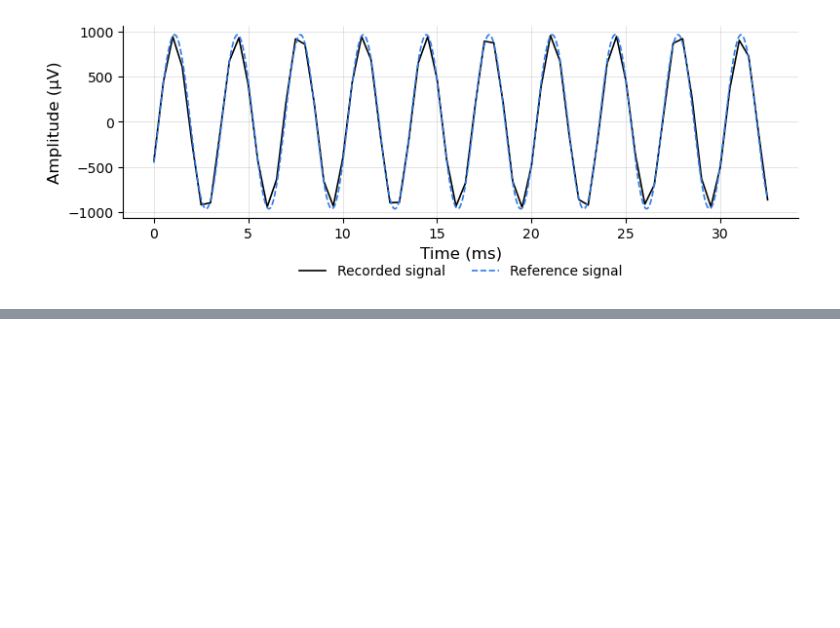
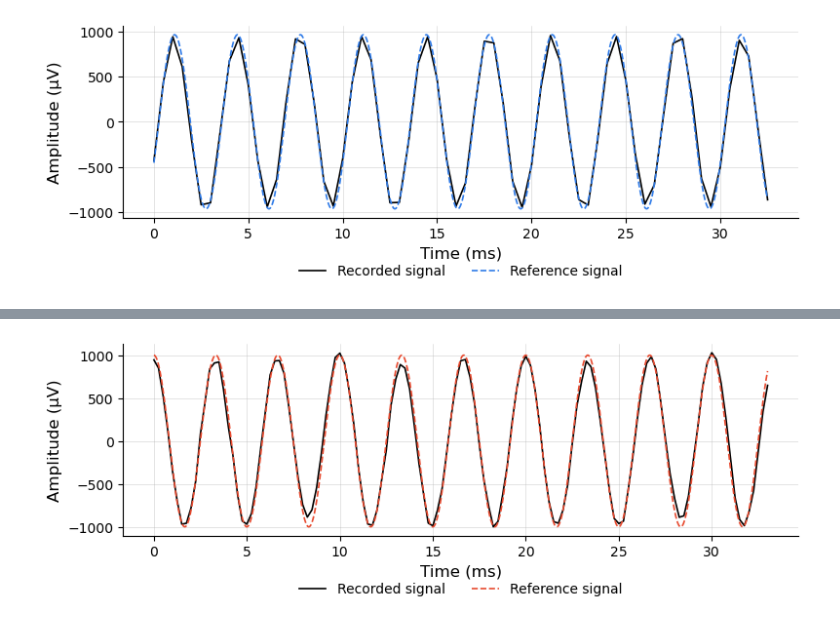
Before and after one commit to Simonseyfert/ble_plot, a Jupyter notebook: plot.ipynb, the cells around one changed output, grey strips where cells are left out. Drawn from its saved outputs; the diff is of its cells as text; code cells hidden in the pictures; blank space fills up the shorter version.

```diff
--- a/plot.ipynb
+++ b/plot.ipynb
@@ -306,0 +439,82 @@ Amplitude error:     35.24 µV  (3.52%)
+# %%
+# ── Sine fit style ─────────────────────────────────────────────────
+SINE_COLOR      = "#E84A2F"   # color of the reference sine
+SINE_LINE_STYLE = "--"        # linestyle for reference sine
+SINE_LINE_WIDTH = 1.2         # pt
+SINE_AMPLITUDE  = 1000        # µV, known input amplitude
+
+SIGNAL_COLOR_OVERLAY = "black"
+SIGNAL_LINE_WIDTH_OVERLAY = 1.2
+
+LEGEND_FONT_SIZE = 10
+LEGEND_LOCATION  = "upper right"  # "upper right", "lower right", etc.
+
+SINE_OVERSAMPLE = 100  # factor above FS for the reference sine (higher = smoother curve)
+
+# inherits FIG_WIDTH, FIG_HEIGHT, FONT_SIZE_LABEL, FONT_SIZE_TICK,
+# FONT_SIZE_TITLE, SHOW_GRID, Y_MIN, Y_MAX from Cell 5
+# %%
+LEGEND_NCOL = 2   # number of columns in the legend
+
+# ── Build reference sine on signal grid ───────────────────────────
+n_samples_window = len(signal)
+t_local = np.arange(n_samples_window) / FS
+t_hires = np.linspace(0, t_local[-1],
+                      n_samples_window * SINE_OVERSAMPLE)
+
+ref_sine = np.sin(2 * np.pi * F_INPUT * t_local)
+
+# ── FFT-based phase estimation (exact, no sample quantization) ─────
+freq_resolution = FS / n_samples_window
+target_bin      = round(F_INPUT / freq_resolution)
+
+S = np.fft.rfft(signal - signal.mean())
+R = np.fft.rfft(ref_sine)
+
+phase_offset = np.angle(S[target_bin]) - np.angle(R[target_bin])
+
+# ── Build fitted sine on high-res grid ────────────────────────────
+fitted_sine = SINE_AMPLITUDE * np.sin(2 * np.pi * F_INPUT * t_hires + phase_offset)
+
+print(f"Target FFT bin: {target_bin}  ({target_bin * freq_resolution:.2f} Hz)")
+print(f"Phase offset:   {np.degrees(phase_offset):.2f}°")
+
+# ── Plot ───────────────────────────────────────────────────────────
+fig3, ax3 = plt.subplots(figsize=(FIG_WIDTH, FIG_HEIGHT))
+
+ax3.plot(time_ms_zeroed, signal,
+         color=SIGNAL_COLOR_OVERLAY,
+         linewidth=SIGNAL_LINE_WIDTH_OVERLAY,
+         label="Recorded signal")
+
+ax3.plot(t_hires * 1000, fitted_sine,
+         color=SINE_COLOR,
+         linewidth=SINE_LINE_WIDTH,
+         linestyle=SINE_LINE_STYLE,
+         label="Reference signal")
+
+ax3.set_xlabel("Time (ms)", fontsize=FONT_SIZE_LABEL)
+ax3.set_ylabel("Amplitude (µV)", fontsize=FONT_SIZE_LABEL)
+ax3.tick_params(labelsize=FONT_SIZE_TICK)
+
+if Y_MIN is not None or Y_MAX is not None:
+    ax3.set_ylim(Y_MIN, Y_MAX)
+
+if SHOW_TITLE:
+    ax3.set_title(f"{CHANNEL} vs. reference signal — phase offset {np.degrees(phase_offset):.1f}°",
+                  fontsize=FONT_SIZE_TITLE)
+
+ax3.legend(fontsize=LEGEND_FONT_SIZE,
+           loc="upper center",
+           bbox_to_anchor=(0.5, -0.18),
+           ncol=LEGEND_NCOL,
+           frameon=False)
+
+if SHOW_GRID:
+    ax3.grid(True, linewidth=0.4, alpha=0.6)
+
+ax3.spines[["top", "right"]].set_visible(False)
+
+plt.tight_layout()
+plt.show()
+# %% [output]
@@ -306,0 +523 @@ Amplitude error:     35.24 µV  (3.52%)
+[figure, added]
```
Also changed, not shown: parts of 10 cells of this notebook, 2 other files.
